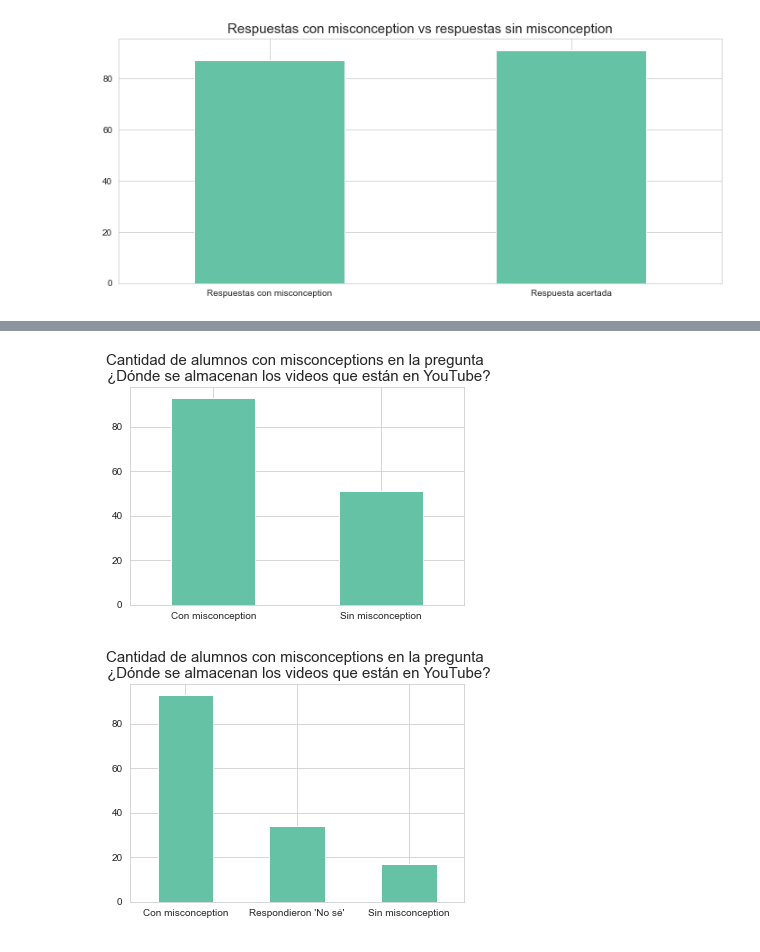
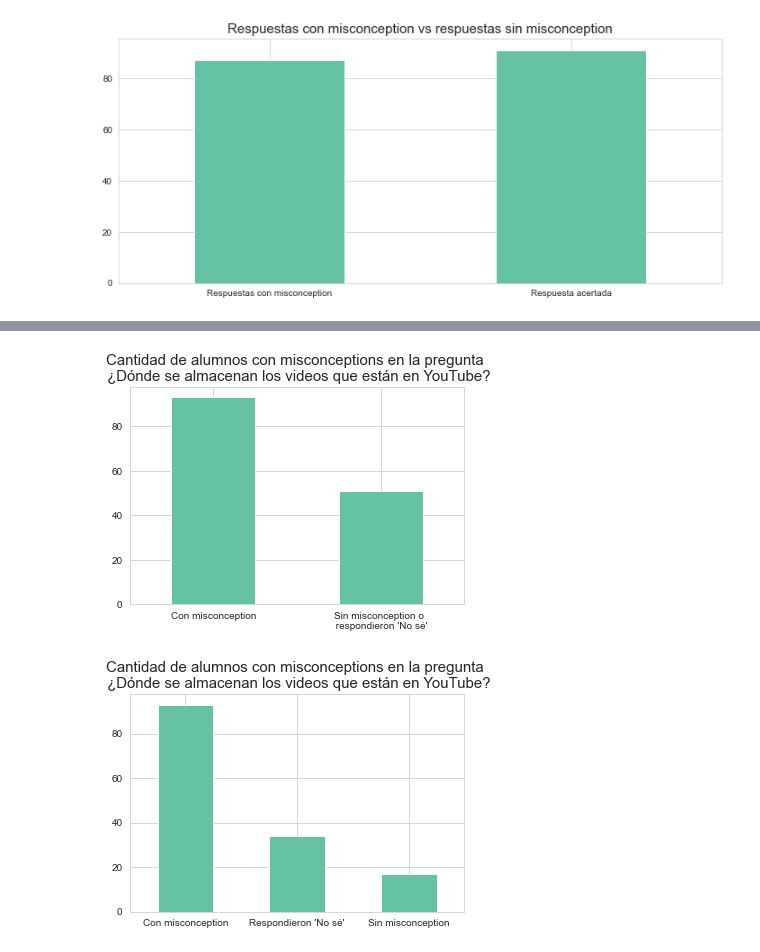
Before and after one commit to luparral/misconceptions, a Jupyter notebook: notebooks/Análisis exploratorio.ipynb, the cells around one changed output, grey strips where cells are left out. Drawn from its saved outputs; the diff is of its cells as text; code cells hidden in the pictures.

```diff
--- a/notebooks/Análisis exploratorio.ipynb
+++ b/notebooks/Análisis exploratorio.ipynb
@@ -372,22 +372,22 @@ df.head().transpose()
 # %%
 positions = (0, 1)
 labels = ("Con misconception", \
-          "Sin misconception")
+          "Sin misconception o \n respondieron 'No sé'")
 
 df['misconception_yt'] = np.where((df['q_yt']=='a_yt_muchisimascompu') | (df['q_yt']=='a_yt_nose'), 'no', 'si')
 
 df["misconception_yt"].value_counts().plot.bar(rot=0);
 plt.title("Cantidad de alumnos con misconceptions en la pregunta \n ¿Dónde se almacenan los videos que están en YouTube?", \
           fontsize=15);
 plt.xticks(positions, labels, rotation=0);
 
 
 
 
 # Cómo puedo chequear que esto este bien?
 # qué hay que hacer con los "no sé"?
 # %% [output]
-[figure, old version]
+[figure, new version]
 # %%
 # vamos a separar el no se.
 positions = (0, 1, 2)
```
Also changed, not shown: parts of 7 cells of this notebook, 1 other file.
